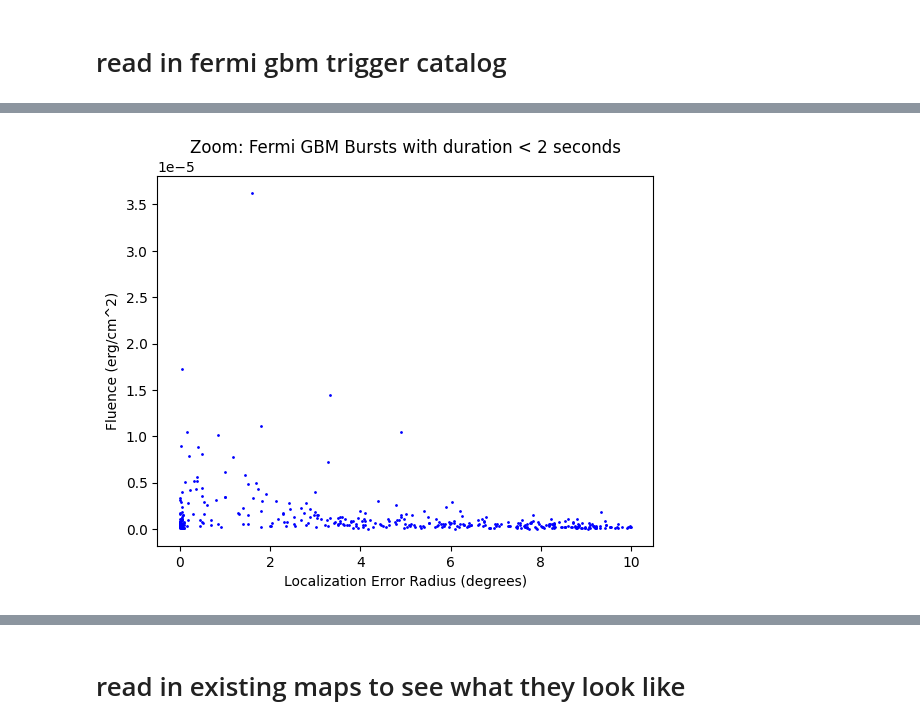
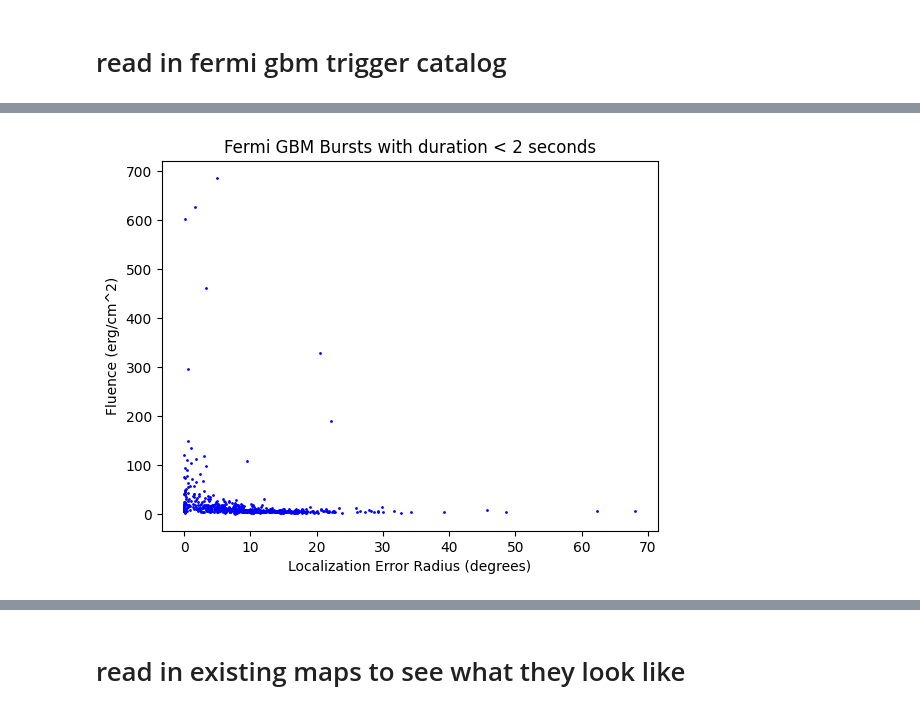
Before and after one commit to knolan10/SYBIL, a Jupyter notebook: fermiskymaps.ipynb, the cells around one changed output, grey strips where cells are left out. Drawn from its saved outputs; the diff is of its cells as text; code cells hidden in the pictures.

Commit message:
fermi updates

```diff
--- a/fermiskymaps.ipynb
+++ b/fermiskymaps.ipynb
@@ -64,7 +72,7 @@ fluence range = (0.0, 0.038836)
 t90 range = (0.0, 984.084)
 error radius range = (0.0, 68.08)
 # %%
-selected_params = burstcat.get_table(columns=('fluence', 'T90', 'ERROR_RADIUS'))
+selected_params = burstcat.get_table(columns=('fluence', 'FLUX_1024', 'FLUX_64', 'T90', 'ERROR_RADIUS'))
 # %%
 #remove bursts with t90 > 2 seconds
 cut_params = selected_params[selected_params.T90 < 2]
@@ -83,13 +133,12 @@ plt.show()
 # %%
-second_cut_params = cut_params[(cut_params.ERROR_RADIUS < 10) & (cut_params.FLUENCE < .001)]
-xplot = second_cut_params.ERROR_RADIUS
-yplot = second_cut_params.FLUENCE
+# try Flux_1024 and Flux_64 - peak fluxes in burst, respectively with 1024 ms and 64 ms timescales
+
+xplot = cut_params.ERROR_RADIUS
+yplot = cut_params.FLUX_64
 plt.scatter(xplot, yplot, color='blue', s=1)
 plt.xlabel('Localization Error Radius (degrees)')
 plt.ylabel('Fluence (erg/cm^2)')
-plt.title('Zoom: Fermi GBM Bursts with duration < 2 seconds')
-
-# Display the plot
+plt.title('Fermi GBM Bursts with duration < 2 seconds')
 plt.show()
 # %% [output]
-[figure, old version]
+[figure, new version]
```
Also changed, not shown: parts of 14 cells of this notebook.
